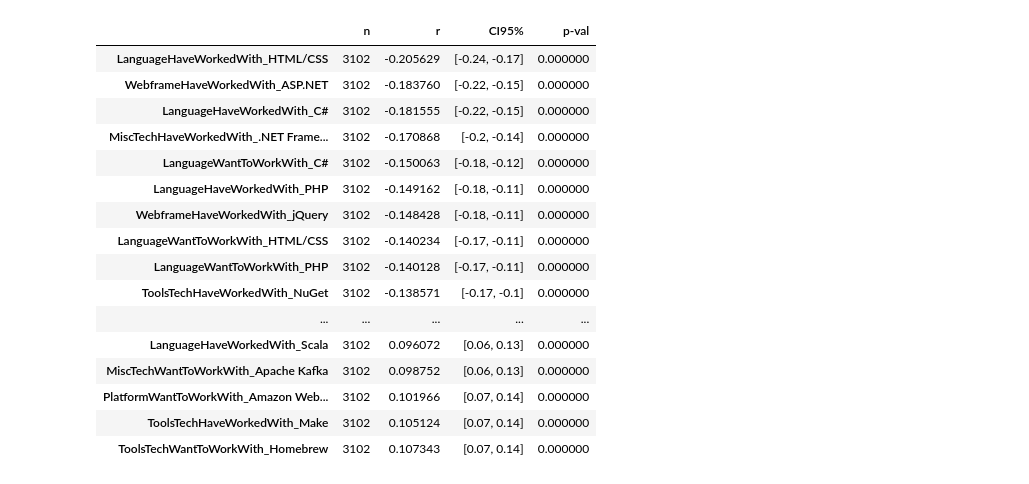
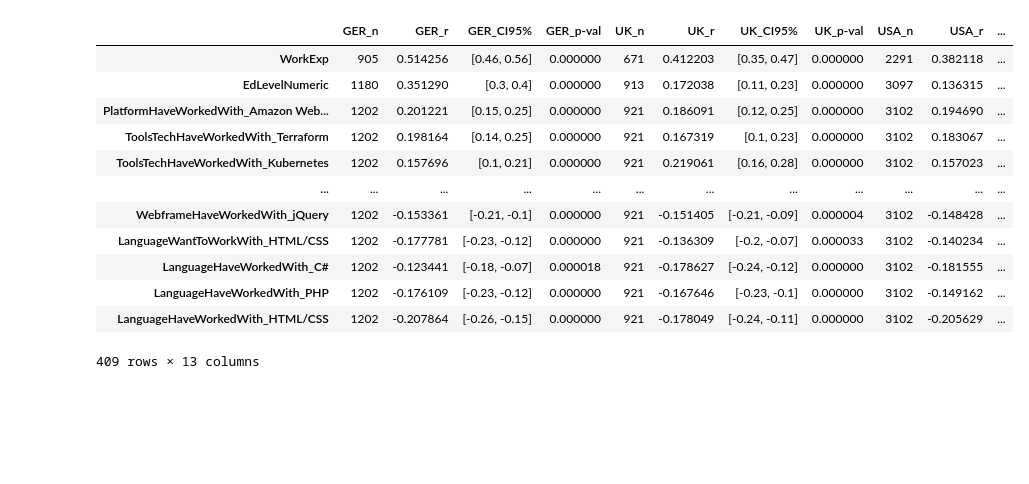
Before and after one commit to camo6016/sci7420, a Jupyter notebook: Analysis.ipynb, the cells around one changed output. Drawn from its saved outputs; the diff is of its cells as text; code cells hidden in the pictures; blank space fills up the shorter version.

```diff
--- a/Analysis.ipynb
+++ b/Analysis.ipynb
@@ -117,56 +117,51 @@ df_UK  = df_UK.select_dtypes(include='number')
 df_USA = df_USA.select_dtypes(include='number')
 # %%
 ##
-## Perform a partical correlation between each variable and Total Compensation. Control for all other variables as covarients.
+## Perform a partical correlation between each variable and Total Compensation.
 ##
 
 dependent = 'ConvertedCompYearly'
 
-independent_list = df_USA.columns.tolist()
-independent_list.remove(dependent)
+corr_array_list = []
+for country, df in [["GER",df_GER], ["UK", df_UK], ["USA",df_USA]]:
 
-partial_corr_df = pd.DataFrame()
-for independent in independent_list:
+    independent_list = df.columns.tolist()
+    independent_list.remove(dependent)
 
-    covariates = df_GER.columns.tolist()
-    covariates.remove(independent)
-    covariates.remove(dependent)
+    array = pd.DataFrame()
+    for independent in independent_list:
 
-    partial_corr = pg.partial_corr(data=df_USA,
-                                   y=independent,
-                                   x=dependent,
-                                   # covar=covariates,
-                                   method='spearman'
-                                  )
+        corr = pg.partial_corr(data=df,
+                               x=independent,
+                               y=dependent,
+                               method='spearman')
+        corr.index.values[0] = independent
+        array = pd.concat([array, corr])
 
-    partial_corr.index.values[0] = independent
+    array = array.add_prefix(country + '_')
+    corr_array_list.append(array)
 
-    # print(partial_corr)
+corr_df = pd.concat(corr_array_list, axis=1)
 
-    partial_corr_df = pd.concat([partial_corr_df, partial_corr])
+corr_df['avg_r'] = corr_df[['GER_r', 'USA_r', 'UK_r']].mean(axis=1)
+corr_df = corr_df.sort_values(by='avg_r', ascending=False)
 
-partial_corr_df = partial_corr_df.sort_values(by='r')
-partial_corr_df_sig = partial_corr_df
-# partial_corr_df_sig = partial_corr_df[partial_corr_df['p-val'] < 0.05]
-pd.set_option('display.max_rows', 500)
-display(partial_corr_df_sig)
+display(corr_df)
+
+corr_df.to_csv('calculated_correlations.csv')
 # %% [output]
-|  | n | r | CI95% | p-val |
-| LanguageHaveWorkedWith_HTML/CSS | 3102 | -0.205629 | [-0.24, -0.17] | 0.000000 |
-| WebframeHaveWorkedWith_ASP.NET | 3102 | -0.183760 | [-0.22, -0.15] | 0.000000 |
-| LanguageHaveWorkedWith_C# | 3102 | -0.181555 | [-0.22, -0.15] | 0.000000 |
-| MiscTechHaveWorkedWith_.NET Frame... | 3102 | -0.170868 | [-0.2, -0.14] | 0.000000 |
-| LanguageWantToWorkWith_C# | 3102 | -0.150063 | [-0.18, -0.12] | 0.000000 |
-| LanguageHaveWorkedWith_PHP | 3102 | -0.149162 | [-0.18, -0.11] | 0.000000 |
-| WebframeHaveWorkedWith_jQuery | 3102 | -0.148428 | [-0.18, -0.11] | 0.000000 |
-| LanguageWantToWorkWith_HTML/CSS | 3102 | -0.140234 | [-0.17, -0.11] | 0.000000 |
-| LanguageWantToWorkWith_PHP | 3102 | -0.140128 | [-0.17, -0.11] | 0.000000 |
-| ToolsTechHaveWorkedWith_NuGet | 3102 | -0.138571 | [-0.17, -0.1] | 0.000000 |
-| ... | ... | ... | ... | ... |
-| LanguageHaveWorkedWith_Scala | 3102 | 0.096072 | [0.06, 0.13] | 0.000000 |
-| MiscTechWantToWorkWith_Apache Kafka | 3102 | 0.098752 | [0.06, 0.13] | 0.000000 |
-| PlatformWantToWorkWith_Amazon Web... | 3102 | 0.101966 | [0.07, 0.14] | 0.000000 |
-| ToolsTechHaveWorkedWith_Make | 3102 | 0.105124 | [0.07, 0.14] | 0.000000 |
-| ToolsTechWantToWorkWith_Homebrew | 3102 | 0.107343 | [0.07, 0.14] | 0.000000 |
+|  | GER_n | GER_r | GER_CI95% | GER_p-val | UK_n | UK_r | UK_CI95% | UK_p-val | USA_n | USA_r | ... |
+| WorkExp | 905 | 0.514256 | [0.46, 0.56] | 0.000000 | 671 | 0.412203 | [0.35, 0.47] | 0.000000 | 2291 | 0.382118 | ... |
+| EdLevelNumeric | 1180 | 0.351290 | [0.3, 0.4] | 0.000000 | 913 | 0.172038 | [0.11, 0.23] | 0.000000 | 3097 | 0.136315 | ... |
+| PlatformHaveWorkedWith_Amazon Web... | 1202 | 0.201221 | [0.15, 0.25] | 0.000000 | 921 | 0.186091 | [0.12, 0.25] | 0.000000 | 3102 | 0.194690 | ... |
+| ToolsTechHaveWorkedWith_Terraform | 1202 | 0.198164 | [0.14, 0.25] | 0.000000 | 921 | 0.167319 | [0.1, 0.23] | 0.000000 | 3102 | 0.183067 | ... |
+| ToolsTechHaveWorkedWith_Kubernetes | 1202 | 0.157696 | [0.1, 0.21] | 0.000000 | 921 | 0.219061 | [0.16, 0.28] | 0.000000 | 3102 | 0.157023 | ... |
+| ... | ... | ... | ... | ... | ... | ... | ... | ... | ... | ... | ... |
+| WebframeHaveWorkedWith_jQuery | 1202 | -0.153361 | [-0.21, -0.1] | 0.000000 | 921 | -0.151405 | [-0.21, -0.09] | 0.000004 | 3102 | -0.148428 | ... |
+| LanguageWantToWorkWith_HTML/CSS | 1202 | -0.177781 | [-0.23, -0.12] | 0.000000 | 921 | -0.136309 | [-0.2, -0.07] | 0.000033 | 3102 | -0.140234 | ... |
+| LanguageHaveWorkedWith_C# | 1202 | -0.123441 | [-0.18, -0.07] | 0.000018 | 921 | -0.178627 | [-0.24, -0.12] | 0.000000 | 3102 | -0.181555 | ... |
+| LanguageHaveWorkedWith_PHP | 1202 | -0.176109 | [-0.23, -0.12] | 0.000000 | 921 | -0.167646 | [-0.23, -0.1] | 0.000000 | 3102 | -0.149162 | ... |
+| LanguageHaveWorkedWith_HTML/CSS | 1202 | -0.207864 | [-0.26, -0.15] | 0.000000 | 921 | -0.178049 | [-0.24, -0.11] | 0.000000 | 3102 | -0.205629 | ... |
+409 rows × 13 columns
 # %%
 import matplotlib.pyplot as plt
```
Also changed, not shown: parts of 1 cell of this notebook, 2 other files.
